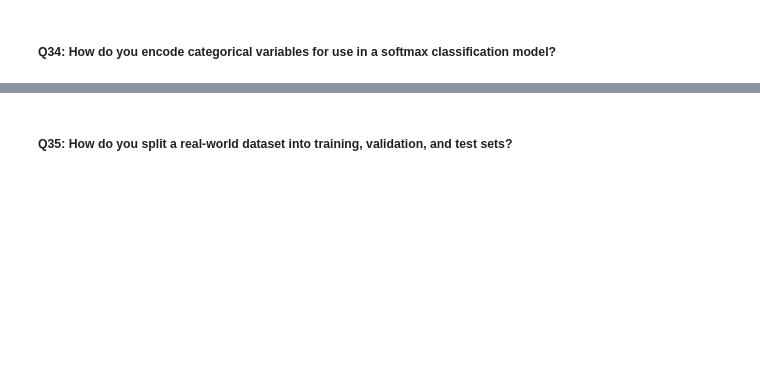
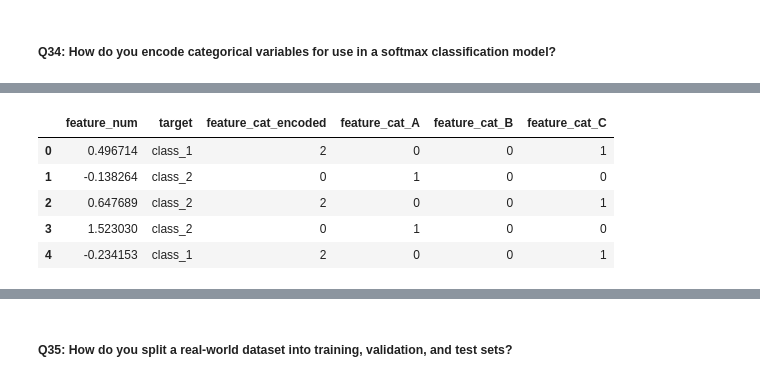
Before and after one commit to fellmir/pyTorchBasis, a Jupyter notebook: 00-basic-examples/example1/01-notebooks/03_softmax_classification.ipynb, the cells around one changed output, grey strips where cells are left out. Cells and saved outputs as stored; diff of their text form; code cells hidden in the pictures; blank space fills up the shorter version.

```diff
--- a/00-basic-examples/example1/01-notebooks/03_softmax_classification.ipynb
+++ b/00-basic-examples/example1/01-notebooks/03_softmax_classification.ipynb
@@ -1022,2 +1538,16 @@ Test accuracy: 88.75%
 # %% [markdown]
 ##### **Q34: How do you encode categorical variables for use in a softmax classification model?**
+# %%
+# Creating a new synthetic dataset
+np.random.seed(42)
+n_samples = 1000
+
+# Generate random categorical and numerical data
+data = {
+    'feature_num': np.random.randn(n_samples),
+    'feature_cat': np.random.choice(['A', 'B', 'C'], n_samples),
+    'target': np.random.choice(['class_1', 'class_2', 'class_3'], n_samples)
+}
+
+df = pd.DataFrame(data)
+df.head()
@@ -1023,0 +1561,10 @@ Test accuracy: 88.75%
+# %%
+# One way to proceed: label encoding for ordinal categorical variables
+from sklearn.preprocessing import LabelEncoder
+
+# Initialize LabelEncoder
+label_encoder = LabelEncoder()
+
+# Apply label encoding to the 'feature_cat' column
+df['feature_cat_encoded'] = label_encoder.fit_transform(df['feature_cat'])
+df.head()
@@ -1023,0 +1578,11 @@ Test accuracy: 88.75%
+# %%
+# Alternative: one-hot encoding for non-ordinal categorical variables
+df_one_hot = pd.get_dummies(df, columns=['feature_cat'])
+df_one_hot.head()
+# %% [output]
+|  | feature_num | target | feature_cat_encoded | feature_cat_A | feature_cat_B | feature_cat_C |
+| 0 | 0.496714 | class_1 | 2 | 0 | 0 | 1 |
+| 1 | -0.138264 | class_2 | 0 | 1 | 0 | 0 |
+| 2 | 0.647689 | class_2 | 2 | 0 | 0 | 1 |
+| 3 | 1.523030 | class_2 | 0 | 1 | 0 | 0 |
+| 4 | -0.234153 | class_1 | 2 | 0 | 0 | 1 |
```
Also changed, not shown: parts of 51 cells of this notebook.
